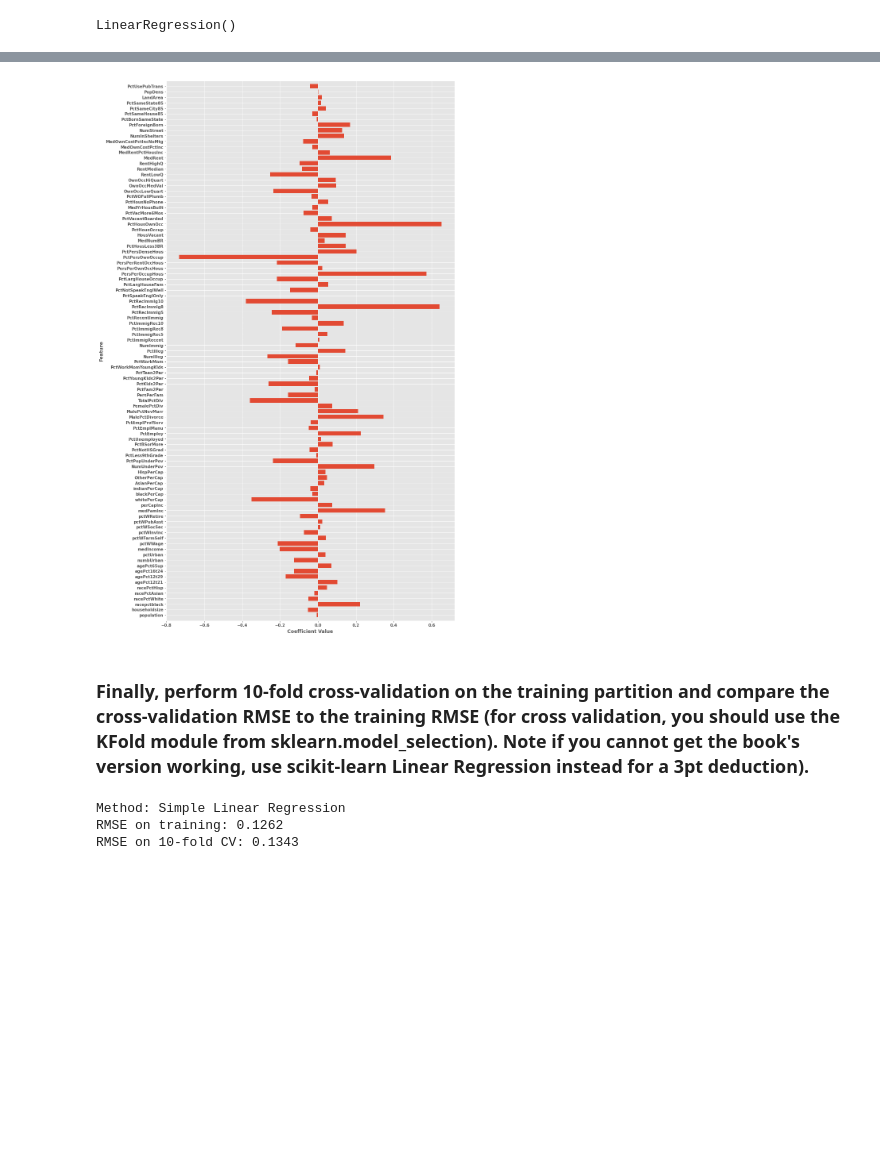
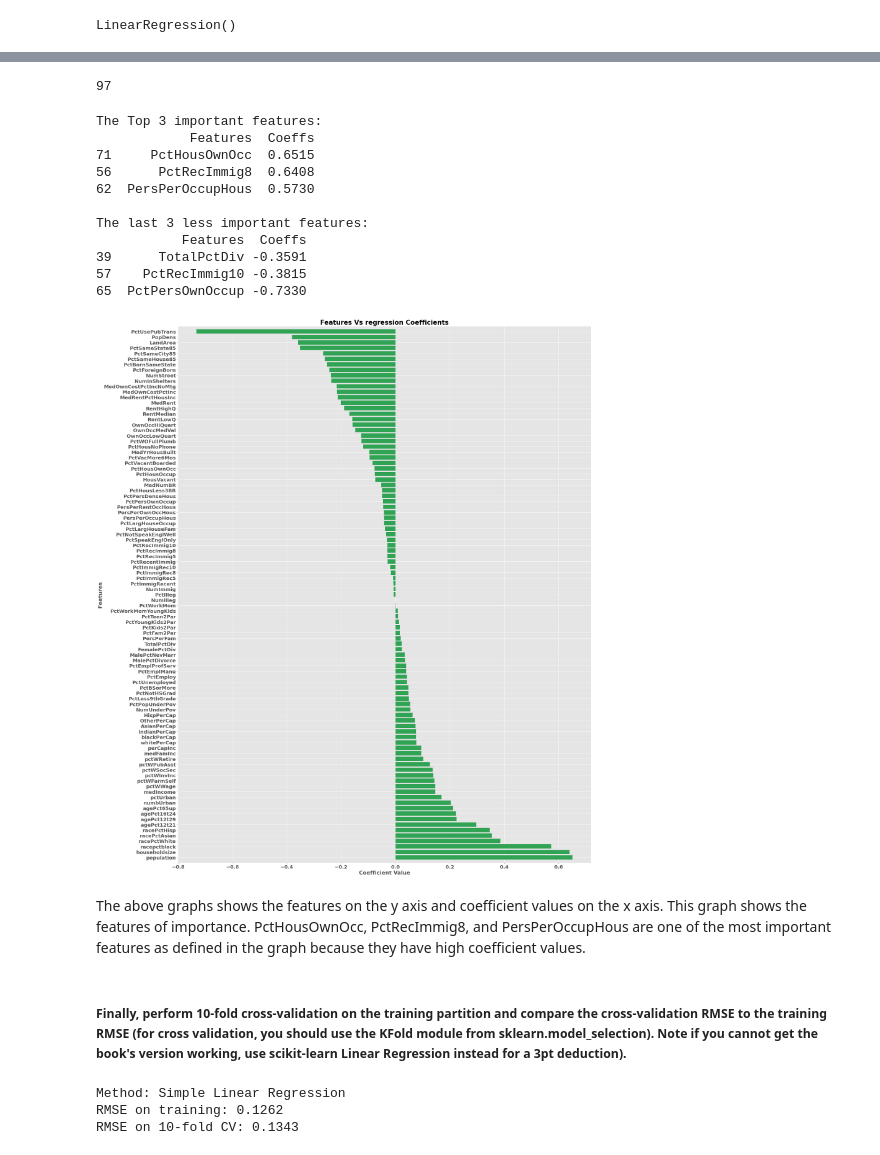
Before and after one commit to Ron256/DSC478MachineLearning, a Jupyter notebook: Notebooks/HomeWorkAssignments/ProgrammingMachineLearningAppsLinearRegressionAssignmentPart1.ipynb, the cells around one changed output, grey strips where cells are left out. Drawn from its saved outputs; the diff is of its cells as text; code cells hidden in the pictures; blank space fills up the shorter version.

```diff
--- a/Notebooks/HomeWorkAssignments/ProgrammingMachineLearningAppsLinearRegressionAssignmentPart1.ipynb
+++ b/Notebooks/HomeWorkAssignments/ProgrammingMachineLearningAppsLinearRegressionAssignmentPart1.ipynb
@@ -452,21 +441,58 @@ LinearRegression()
+# %%
+len(feature_names)
+# %% [output]
+97
 # %%
 %matplotlib inline
 # you give it a model, features, and the feature names
 def plot_coefficients(model, n_features, feature_names):
     """Diaplays the regression coefficients of the different features in our data set"""
-    plt.rcParams["figure.figsize"] = (13,25)
-    pl.barh(range(n_features), model.coef_[:-1], align='center')# plot the barplot of the coeficients except 1 which is not meaningful to us.
-    pl.yticks(np.arange(n_features), feature_names)
-    pl.xlabel("Coefficient Value")
-    pl.ylabel("Feature")
-    pl.ylim(-1, n_features)
+    plt.rcParams.update({'font.size': 18}) # set the font size, this must be set at the top.
+
+    s_coefficients = pd.Series(model.coef_[:-1]) # convert the coeffiecient into a series
+    s_features = pd.Series(feature_names) # convert the features into series
+    df_features = pd.DataFrame(s_features, columns = ['Features']) # convert the series into pandas
+    df_coefficients = pd.DataFrame(s_coefficients, columns = ['Coeffs']) # convert the series into pandas
+    df_features_with_Coefficients = pd.concat([df_features, df_coefficients], axis = 1) # merge the two data frames together
+    df_features_with_Coefficients.sort_values(by=['Coeffs'], ascending = False, inplace = True) # Sort Descending and with inplace = True, the operation is performed in one place.
+    print('The Top 3 important features:')
+    print(df_features_with_Coefficients.head(3))
+    print('\nThe last 3 less important features:')
+    print(df_features_with_Coefficients.tail(3))
+
+    fig, ax = plt.subplots(nrows = 1, ncols = 1, figsize = (30, 40))
+    ax.barh(df_features_with_Coefficients['Features'], df_features_with_Coefficients['Coeffs'], align = 'center', color = '#31a354')
+    plt.xlabel('Coefficient Value')
+    plt.ylabel('Features')
+    plt.xticks(rotation = 0, fontsize = 16)
+    plt.yticks(fontsize = 16)
+    plt.yticks(np.arange(n_features), feature_names)
+    plt.ylim(-1, n_features)
+    plt.title('Features Vs regression Coefficients')
+    plt.tick_params(labelsize=20)
+
+
+    plt.show()
 
 plot_coefficients(linreg, len(feature_names), feature_names) # plots order the features
 # the coefficients that we find might not be important because we didn't normalize the data, which we need to.
 # %% [output]
+The Top 3 important features:
+            Features  Coeffs
+71     PctHousOwnOcc  0.6515
+56      PctRecImmig8  0.6408
+62  PersPerOccupHous  0.5730
+
+The last 3 less important features:
+           Features  Coeffs
+39      TotalPctDiv -0.3591
+57    PctRecImmig10 -0.3815
+65  PctPersOwnOccup -0.7330
-[figure, old version]
+[figure, new version]
-# %% [markdown]
-### Finally, perform 10-fold cross-validation on the training partition and compare the cross-validation RMSE to the training RMSE (for cross validation, you should use the KFold module from sklearn.model_selection). Note if you cannot get the book's version working, use scikit-learn Linear Regression instead for a 3pt deduction).
+# %% [markdown]
+<p>The above graphs shows the features on the y axis and coefficient values on the x axis. This graph shows the features of importance. PctHousOwnOcc, PctRecImmig8,  and PersPerOccupHous are one of the most important features as defined in the graph because they have high coefficient values.</p>
+# %% [markdown]
+##### Finally, perform 10-fold cross-validation on the training partition and compare the cross-validation RMSE to the training RMSE (for cross validation, you should use the KFold module from sklearn.model_selection). Note if you cannot get the book's version working, use scikit-learn Linear Regression instead for a 3pt deduction).
 # %%
 # Now let's compute RMSE using 10-fold x-validation
 n = 10
```
Also changed, not shown: parts of 78 cells of this notebook.
